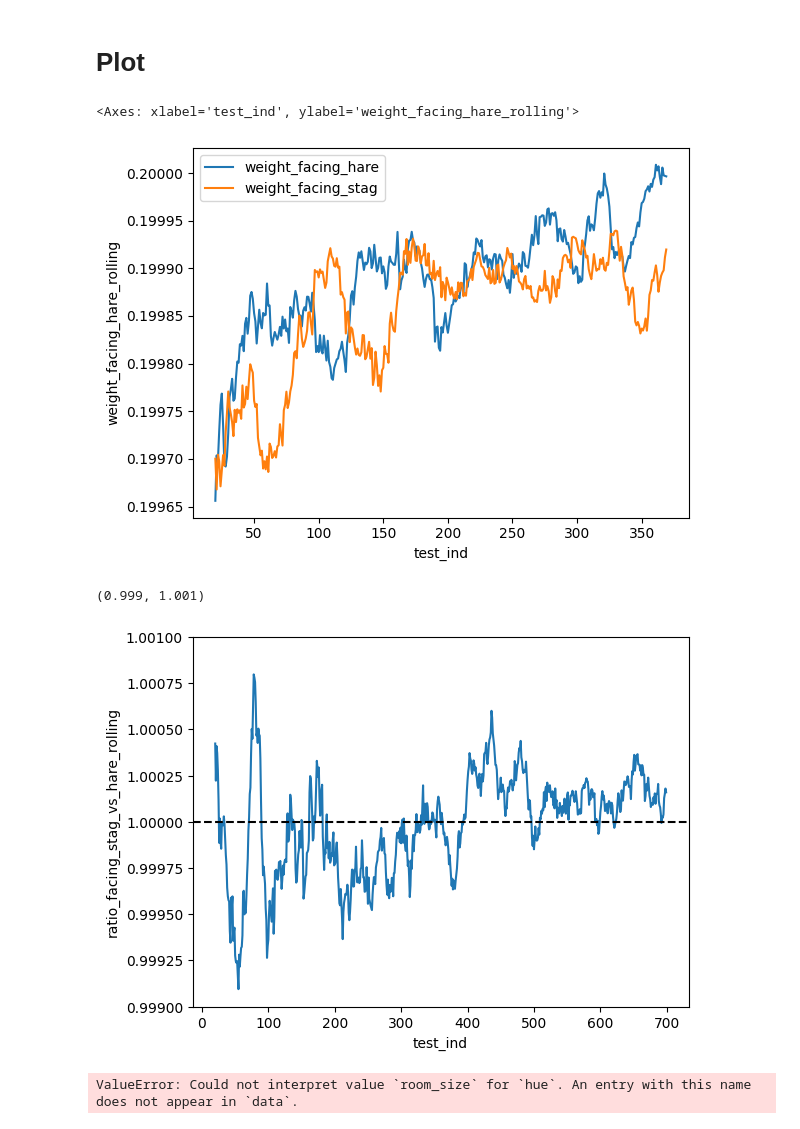
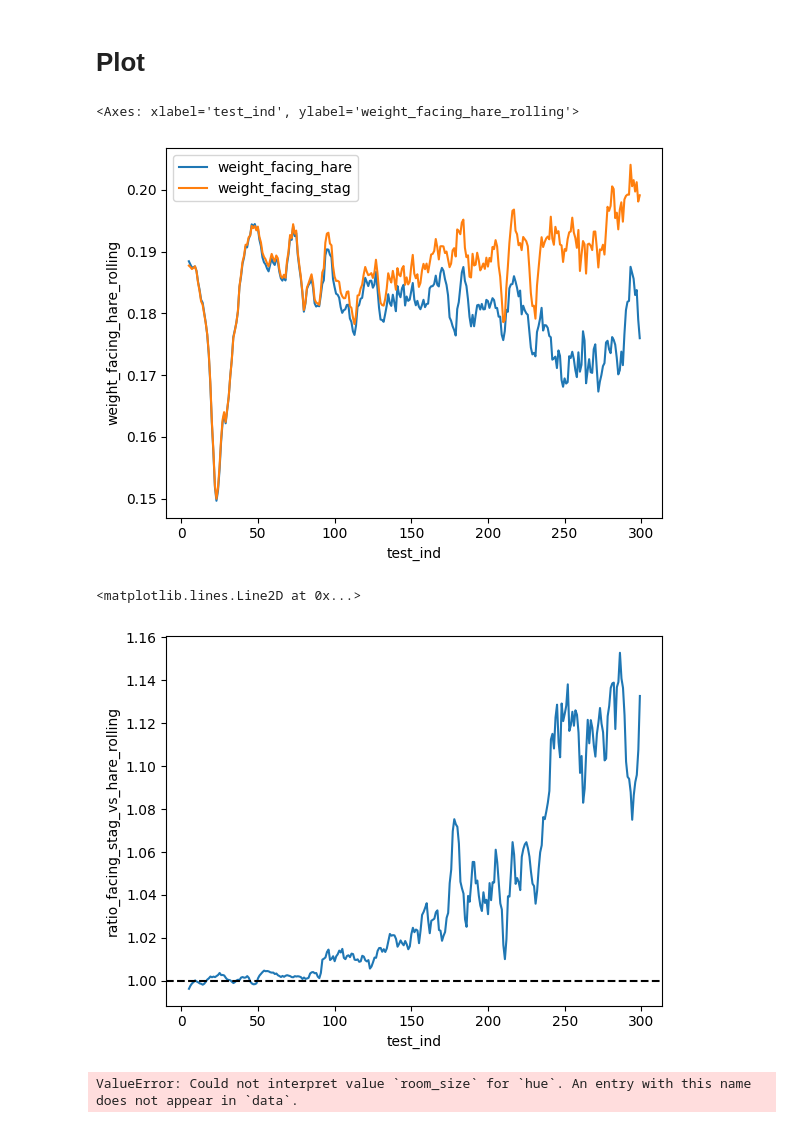
Before and after one commit to social-ai-uoft/sorrel, a Jupyter notebook: sorrel/examples/staghunt_physical/analysis/analysis.ipynb, the cells around one changed output. Saved outputs shown, nothing was run; the diff lists cells and outputs as text; code cells hidden in the pictures.

Commit message:
probe test update, stag hunt physical

```diff
--- a/sorrel/examples/staghunt_physical/analysis/analysis.ipynb
+++ b/sorrel/examples/staghunt_physical/analysis/analysis.ipynb
@@ -76,25 +76,34 @@ for idx, folder in enumerate(folders):
 res = pd.DataFrame(res)
 # %%
 folders = [
-    'test_oct29_20251029-014636'
-    # "test_oct29_regen0.25_20251029-112631"
+    #'test_oct29_20251029-014636'
+    #"test_oct29_regen0.25_20251029-112631"
+    #"test_oct31_1a_20251030-174908"
+    #"test_oct31_20251030-174452"
+    #"test_oct31_3a_area_attack_20251031-005943"
+    "test_area_attack_3a_Nov03_with_epsilon1_20251103-150916"
+    #"test_area_attack_3a_Nov03_with_epsilon0_20251103-150829"
+    #"test_line_attack_3a_Nov03_with_epsilon1_20251103-150942"
+    #"test_line_attack_3a_Nov03_with_epsilon0_20251103-150759"
 ]
 
 test_interval = 100
-num_tests = 700
+num_tests = 300
+num_a = 3
 
 res = {'test_ind': []}
 for idx, folder in enumerate(folders):
     for test_ind in range(1, num_tests):
         agent_data = {}
-        for agent_ind in range(0, 3):
-            epoch = int(test_ind * test_interval)
-            df = pd.read_csv(f'../data/{folder}/unit_test/test_intention_epoch_{epoch}_agent_{agent_ind}.csv')
-            for col in df.columns[2:]:
-                if agent_ind == 0:
-                    agent_data[col] = [df[col].mean()]
-                else:
-                    agent_data[col].append(df[col].mean())
+        for agent_ind in range(0, num_a):
+            for cond in ['upper', 'lower']:
+                epoch = int(test_ind * test_interval)
+                df = pd.read_csv(f'../data/{folder}/unit_test/test_intention_epoch_{epoch}_agent_{agent_ind}_{cond}.csv')
+                for col in df.columns[2:]:
+                    if col not in list(agent_data.keys()):
+                        agent_data[col] = [df[col].mean()]
+                    else:
+                        agent_data[col].append(df[col].mean())
         if test_ind == 1:
             for key, item in agent_data.items():
                 res[key] = [np.mean(item)]
@@ -146,7 +153,7 @@ for metric in metrics:
 metrics = ['q_val_forward', 'q_val_backward', 'q_val_step_left',
        'q_val_step_right', 'q_val_attack', 'weight_facing_stag',
        'weight_facing_hare', 'ratio_facing_stag_vs_hare']
-wsize = 20
+wsize = 5
 res_rolling = res.copy()
 res_rolling['ratio_facing_stag_vs_hare'] = res_rolling['weight_facing_stag']/res_rolling['weight_facing_hare']
 for metric in metrics:
@@ -174,15 +181,15 @@ sns.lineplot(x = 'test_ind', y='weight_facing_hare_rolling', data=res_rolling, l
 sns.lineplot(x = 'test_ind', y='weight_facing_stag_rolling', data=res_rolling, label='weight_facing_stag')
 # %% [output]
 <Axes: xlabel='test_ind', ylabel='weight_facing_hare_rolling'>
-[figure, old version]
+[figure, new version]
 # %%
 # line plot with sns
 sns.lineplot(x = 'test_ind', y='ratio_facing_stag_vs_hare_rolling', data=res_rolling)
 plt.axhline(y=1, color='black', linestyle='--')
-plt.ylim(0.999, 1.001)
+# plt.ylim(0.999, 1.001)
 # %% [output]
-(0.999, 1.001)
+<matplotlib.lines.Line2D at 0x...>
-[figure, old version]
+[figure, new version]
 # %%
 # line plot with sns
 sns.lineplot(x = 'test_ind', y='hares_defeated_rolling', hue='room_size', data=res_rolling)
```
Also changed, not shown: parts of 3 cells of this notebook, 7 other files.
